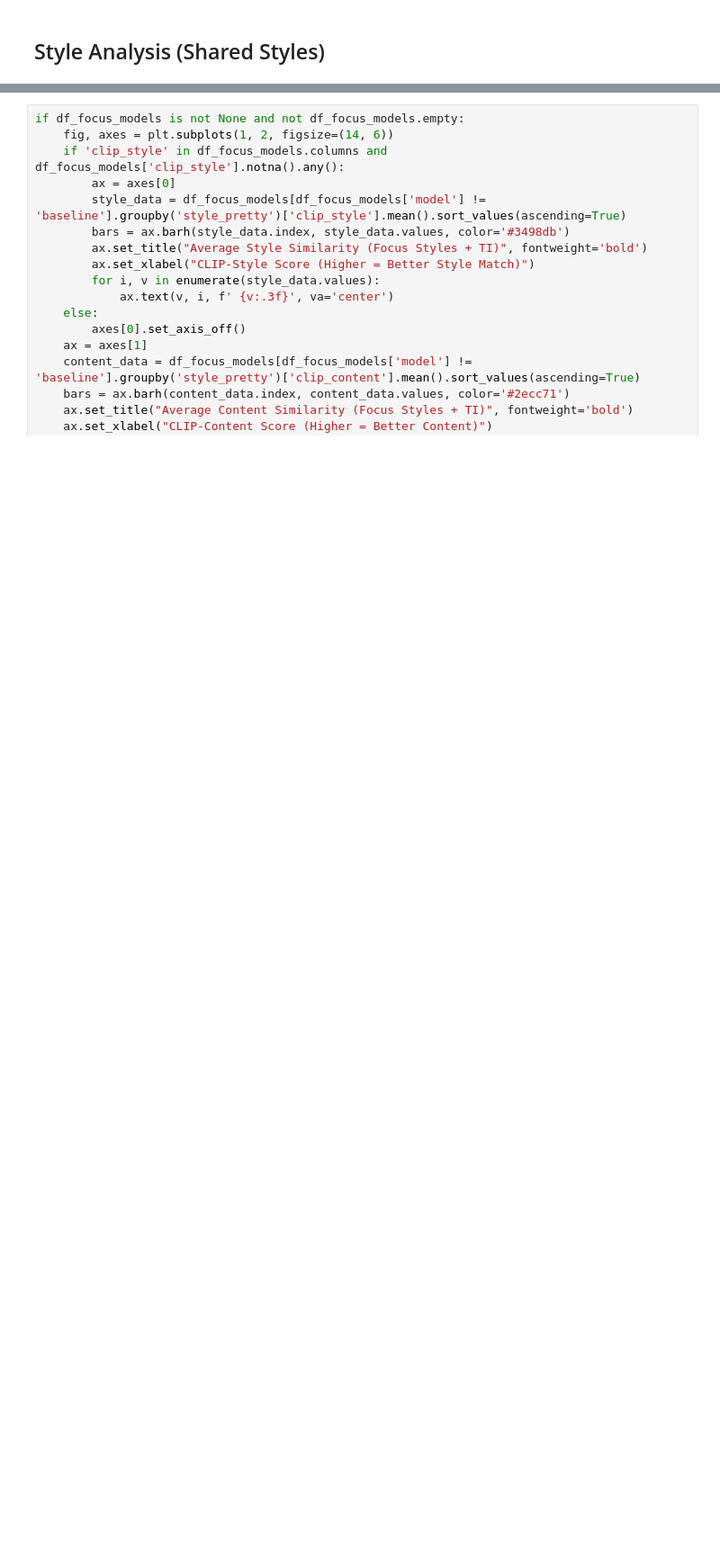
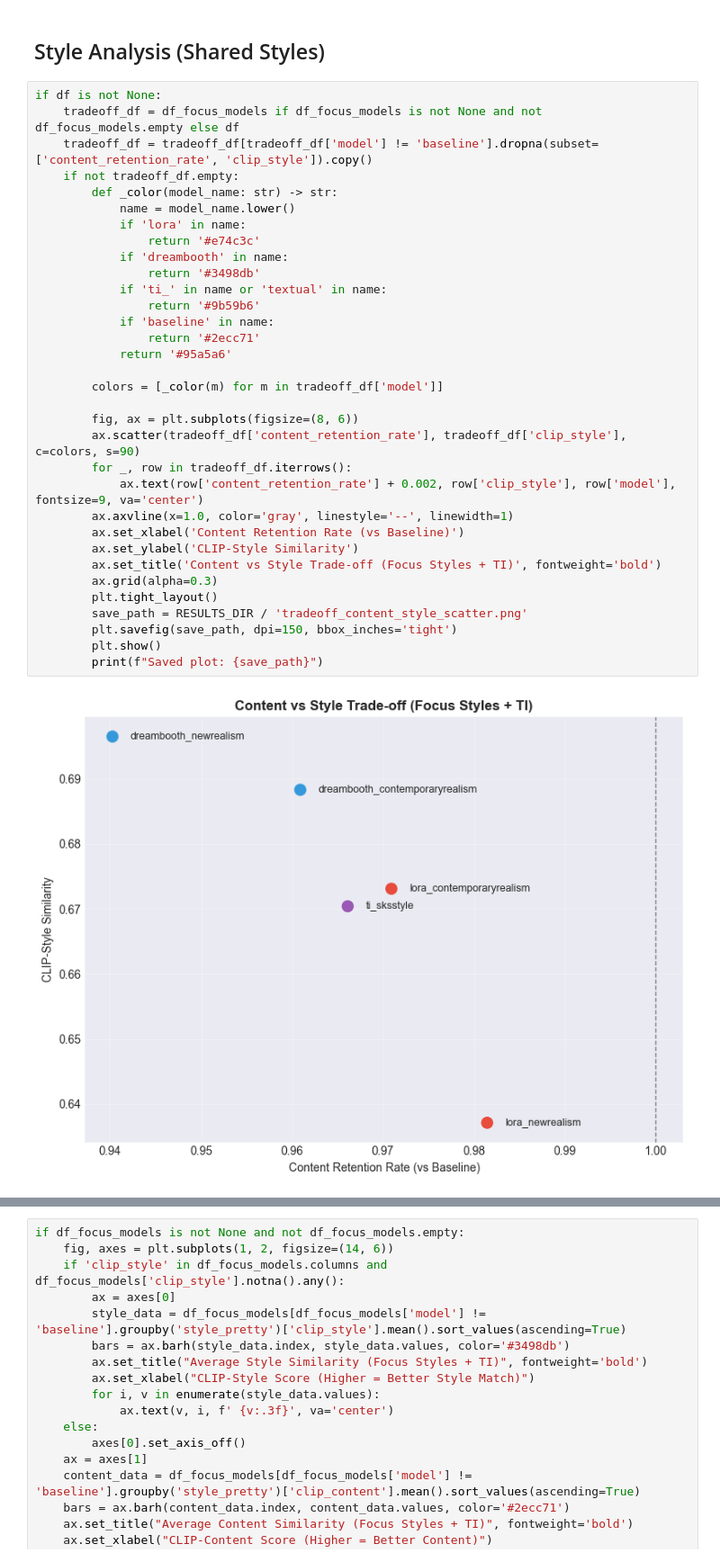
Before and after one commit to HyIsNoob/customized-image-generation, a Jupyter notebook: notebooks/05_Results_Analysis_FINALnew.ipynb, the cells around one changed output, grey strips where cells are left out. Shown: that part at 90% size. Saved outputs shown, nothing was run; the diff lists cells and outputs as text; blank space fills up the shorter version.

```diff
--- a/notebooks/05_Results_Analysis_FINALnew.ipynb
+++ b/notebooks/05_Results_Analysis_FINALnew.ipynb
@@ -340,3 +340,38 @@ if df is not None:
 [figure]
 # %% [markdown]
 ## Style Analysis (Shared Styles)
+# %%
+if df is not None:
+    tradeoff_df = df_focus_models if df_focus_models is not None and not df_focus_models.empty else df
+    tradeoff_df = tradeoff_df[tradeoff_df['model'] != 'baseline'].dropna(subset=['content_retention_rate', 'clip_style']).copy()
+    if not tradeoff_df.empty:
+        def _color(model_name: str) -> str:
+            name = model_name.lower()
+            if 'lora' in name:
+                return '#e74c3c'
+            if 'dreambooth' in name:
+                return '#3498db'
+            if 'ti_' in name or 'textual' in name:
+                return '#9b59b6'
+            if 'baseline' in name:
+                return '#2ecc71'
+            return '#95a5a6'
+
+        colors = [_color(m) for m in tradeoff_df['model']]
+
+        fig, ax = plt.subplots(figsize=(8, 6))
+        ax.scatter(tradeoff_df['content_retention_rate'], tradeoff_df['clip_style'], c=colors, s=90)
+        for _, row in tradeoff_df.iterrows():
+            ax.text(row['content_retention_rate'] + 0.002, row['clip_style'], row['model'], fontsize=9, va='center')
+        ax.axvline(x=1.0, color='gray', linestyle='--', linewidth=1)
+        ax.set_xlabel('Content Retention Rate (vs Baseline)')
+        ax.set_ylabel('CLIP-Style Similarity')
+        ax.set_title('Content vs Style Trade-off (Focus Styles + TI)', fontweight='bold')
+        ax.grid(alpha=0.3)
+        plt.tight_layout()
+        save_path = RESULTS_DIR / 'tradeoff_content_style_scatter.png'
+        plt.savefig(save_path, dpi=150, bbox_inches='tight')
+        plt.show()
+        print(f"Saved plot: {save_path}")
+# %% [output]
+[figure, added]
```
Also changed, not shown: parts of 4 cells of this notebook, 6 other files.
